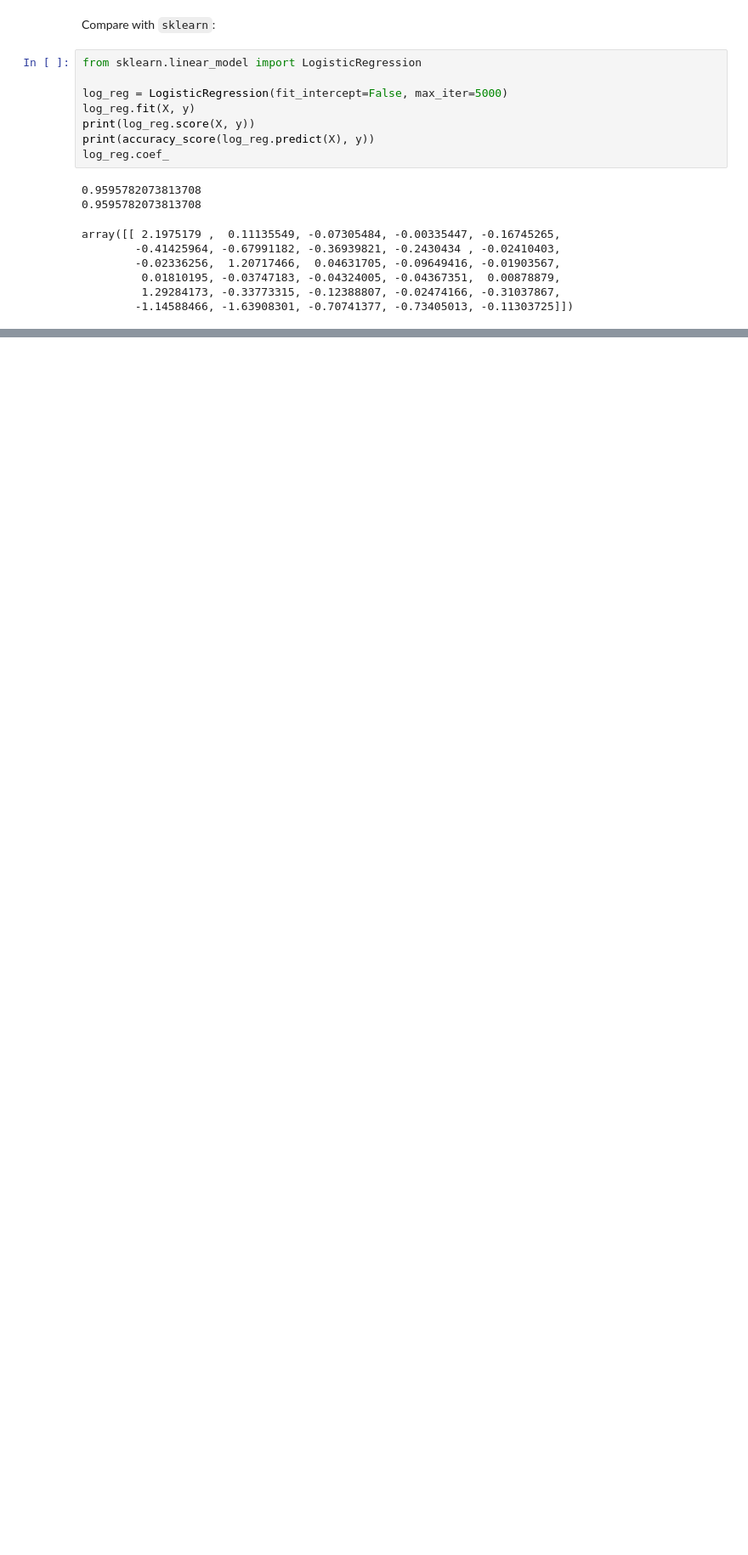
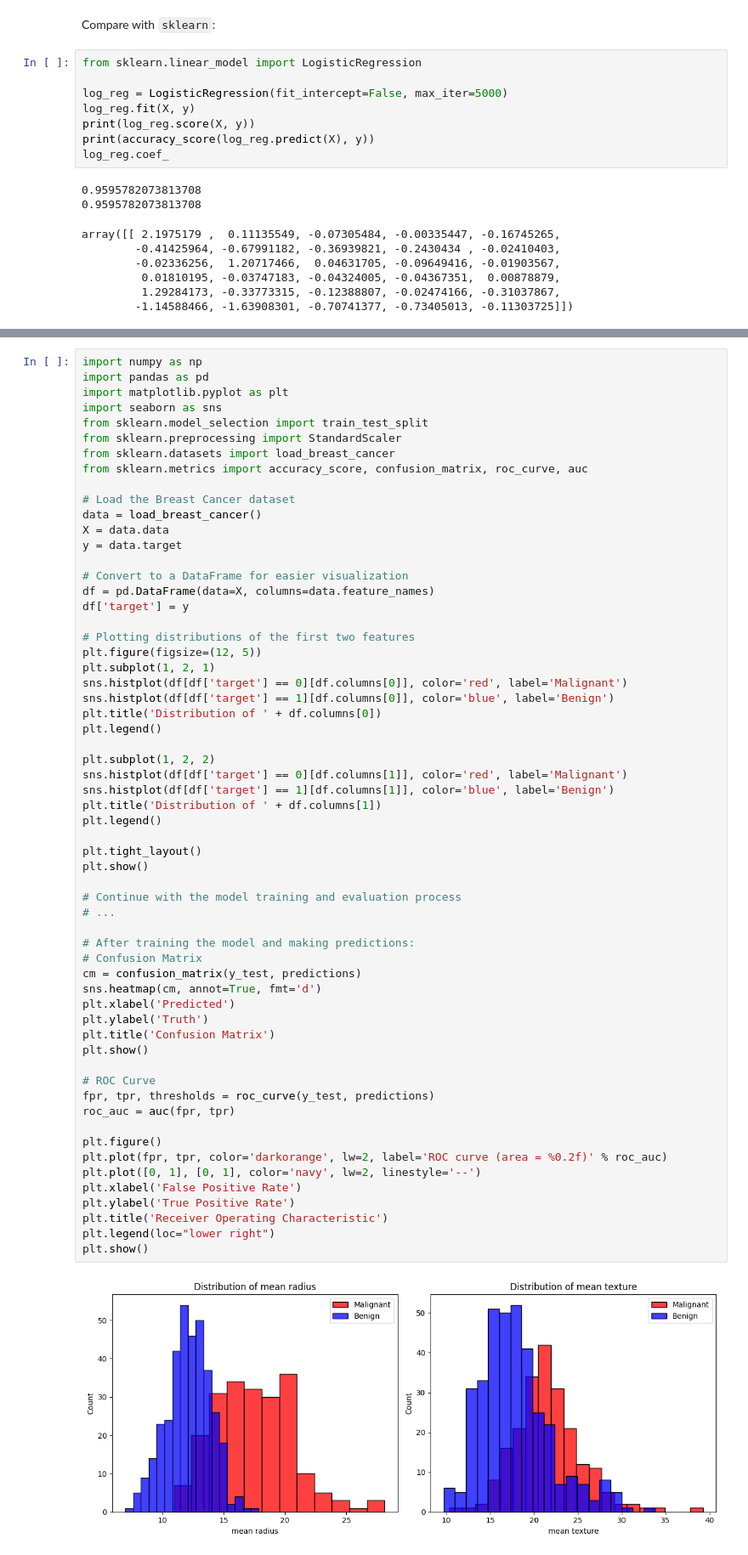
Before and after one commit to Headsman-4899/kbtu-ml-book, a Jupyter notebook: _sources/linear_classification/num_opt_log_reg.ipynb, the cells around one changed output, grey strips where cells are left out. Shown at 85% size. Cells and saved outputs as stored; diff of their text form; blank space fills up the shorter version.

```diff
--- a/_sources/linear_classification/num_opt_log_reg.ipynb
+++ b/_sources/linear_classification/num_opt_log_reg.ipynb
@@ -1371,0 +759,62 @@ get_spanned_encoded_q(q_evaluation_comparison_logistic_regression, "q_evaluation
+# %%
+import numpy as np
+import pandas as pd
+import matplotlib.pyplot as plt
+import seaborn as sns
+from sklearn.model_selection import train_test_split
+from sklearn.preprocessing import StandardScaler
+from sklearn.datasets import load_breast_cancer
+from sklearn.metrics import accuracy_score, confusion_matrix, roc_curve, auc
+
+# Load the Breast Cancer dataset
+data = load_breast_cancer()
+X = data.data
+y = data.target
+
+# Convert to a DataFrame for easier visualization
+df = pd.DataFrame(data=X, columns=data.feature_names)
+df['target'] = y
+
+# Plotting distributions of the first two features
+plt.figure(figsize=(12, 5))
+plt.subplot(1, 2, 1)
+sns.histplot(df[df['target'] == 0][df.columns[0]], color='red', label='Malignant')
+sns.histplot(df[df['target'] == 1][df.columns[0]], color='blue', label='Benign')
+plt.title('Distribution of ' + df.columns[0])
+plt.legend()
+
+plt.subplot(1, 2, 2)
+sns.histplot(df[df['target'] == 0][df.columns[1]], color='red', label='Malignant')
+sns.histplot(df[df['target'] == 1][df.columns[1]], color='blue', label='Benign')
+plt.title('Distribution of ' + df.columns[1])
+plt.legend()
+
+plt.tight_layout()
+plt.show()
+
+# Continue with the model training and evaluation process
+# ...
+
+# After training the model and making predictions:
+# Confusion Matrix
+cm = confusion_matrix(y_test, predictions)
+sns.heatmap(cm, annot=True, fmt='d')
+plt.xlabel('Predicted')
+plt.ylabel('Truth')
+plt.title('Confusion Matrix')
+plt.show()
+
+# ROC Curve
+fpr, tpr, thresholds = roc_curve(y_test, predictions)
+roc_auc = auc(fpr, tpr)
+
+plt.figure()
+plt.plot(fpr, tpr, color='darkorange', lw=2, label='ROC curve (area = %0.2f)' % roc_auc)
+plt.plot([0, 1], [0, 1], color='navy', lw=2, linestyle='--')
+plt.xlabel('False Positive Rate')
+plt.ylabel('True Positive Rate')
+plt.title('Receiver Operating Characteristic')
+plt.legend(loc="lower right")
+plt.show()
+# %% [output]
+[figure, added]
```
Also changed, not shown: parts of 58 cells of this notebook, 50 other files.
